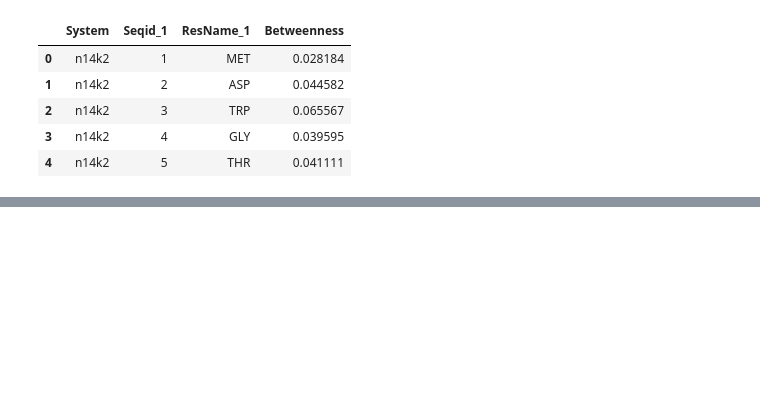
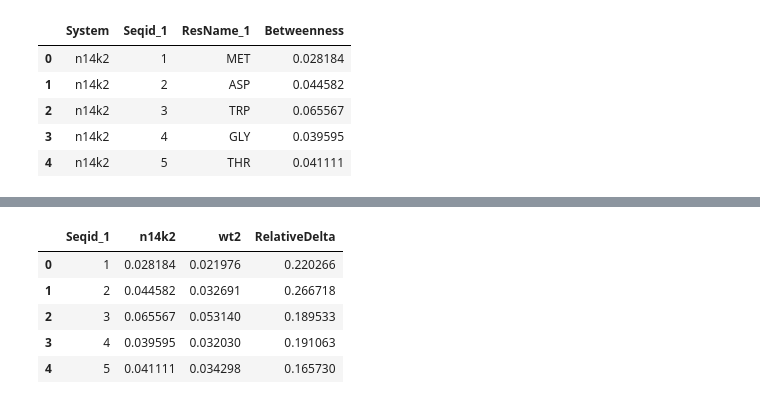
Before and after one commit to wesleymsmith/cx26_energy_network, a Jupyter notebook: Analyze_InteractionEnergy_Networks.ipynb, the cells around one changed output, grey strips where cells are left out. Saved outputs shown, nothing was run; the diff lists cells and outputs as text; code cells hidden in the pictures; blank space fills up the shorter version.

```diff
--- a/Analyze_InteractionEnergy_Networks.ipynb
+++ b/Analyze_InteractionEnergy_Networks.ipynb
@@ -363,3 +364,13 @@ Loading BokehJS ...
 [interactive output not drawn]
 [interactive output not drawn]
 [interactive output not drawn]
+# %%
+plotData['RelativeDelta']=plotData[['wt2','n14k2']].apply(lambda x: (x[1]-x[0])/np.max(x),axis=1)
+plotData.head()
+# %% [output]
+|  | Seqid_1 | n14k2 | wt2 | RelativeDelta |
+| 0 | 1 | 0.028184 | 0.021976 | 0.220266 |
+| 1 | 2 | 0.044582 | 0.032691 | 0.266718 |
+| 2 | 3 | 0.065567 | 0.053140 | 0.189533 |
+| 3 | 4 | 0.039595 | 0.032030 | 0.191063 |
+| 4 | 5 | 0.041111 | 0.034298 | 0.165730 |
```
Also changed, not shown: parts of 5 cells of this notebook, 1 other file.
